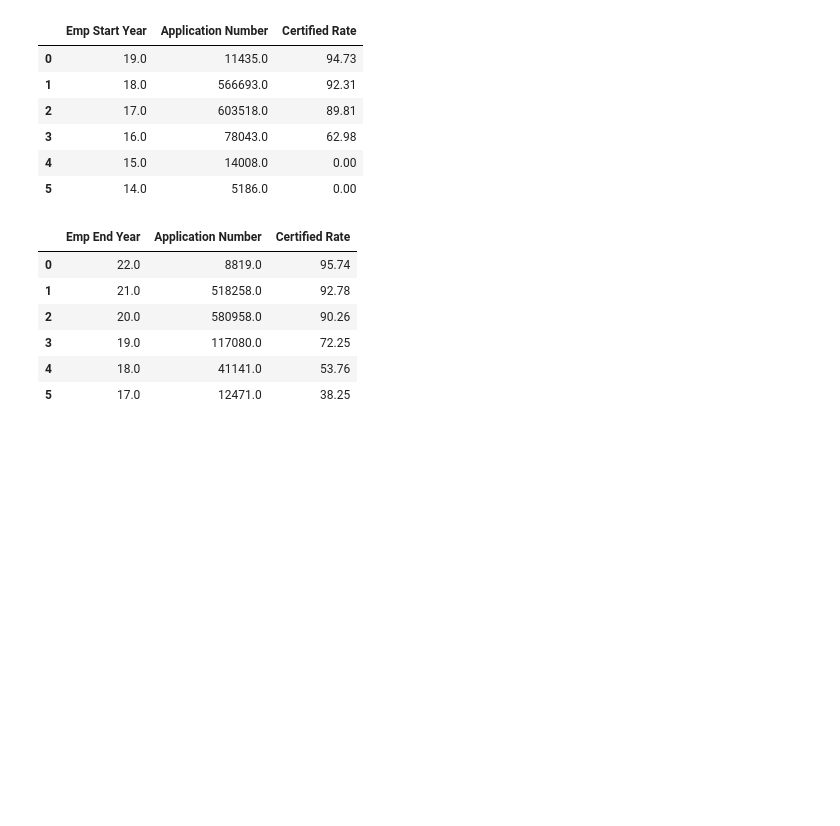
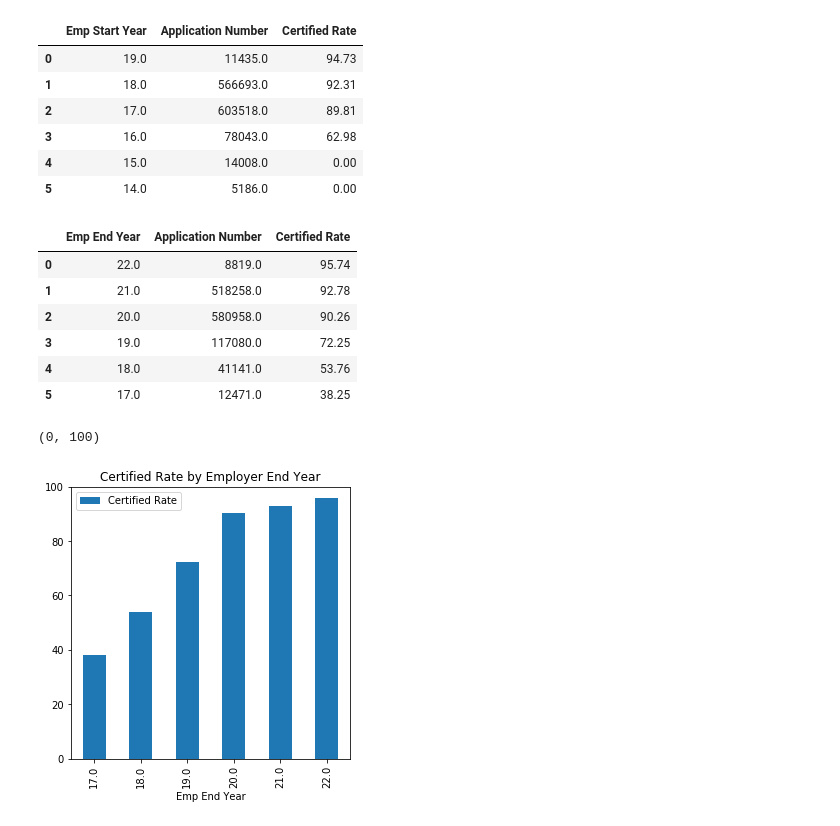
Before and after one commit to yunhaoyang234/H-1B_Data_Mining, a Jupyter notebook: data_explore.ipynb, the cells around one changed output. Drawn from its saved outputs; the diff is of its cells as text; code cells hidden in the pictures; blank space fills up the shorter version.

```diff
--- a/data_explore.ipynb
+++ b/data_explore.ipynb
@@ -485,3 +485,9 @@ end_df.head(10)
 | 3 | 19.0 | 117080.0 | 72.25 |
 | 4 | 18.0 | 41141.0 | 53.76 |
 | 5 | 17.0 | 12471.0 | 38.25 |
+# %%
+end_rate = end_df.sort_values(by=['Emp End Year'], ascending=True)
+end_rate.plot(x='Emp End Year', y='Certified Rate', kind='bar', title='Certified Rate by Employer End Year', figsize=(5,5)).set_ylim(0,100)
+# %% [output]
+(0, 100)
+[figure, added]
```
Also changed, not shown: 2 other files.
